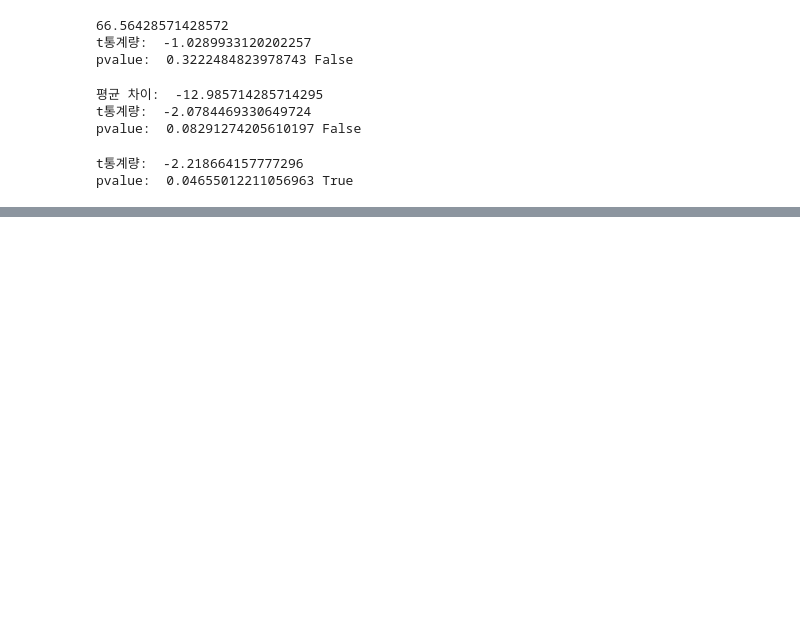
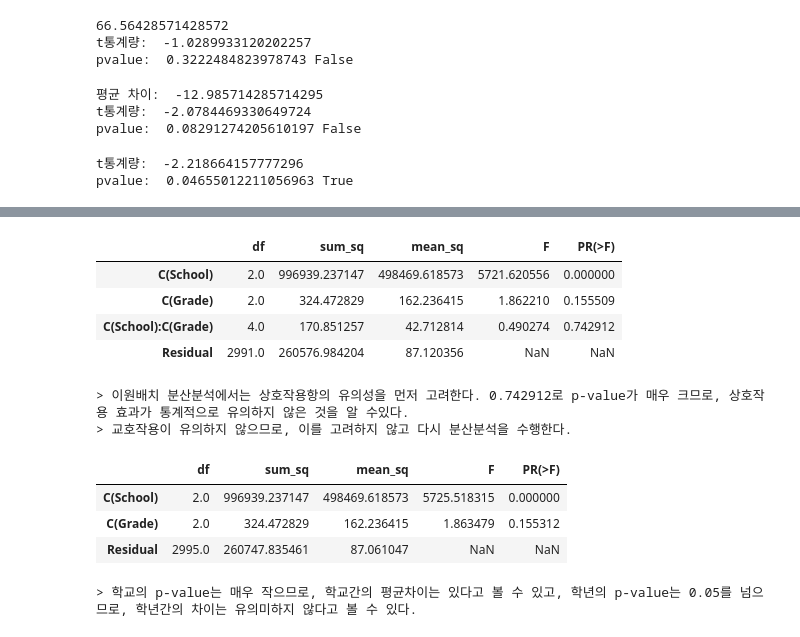
Before and after one commit to chickengak/TIL, a Jupyter notebook: dev-journey/big-data/빅분기-실기-wrap_up.ipynb, the cells around one changed output, grey strips where cells are left out. Cells and saved outputs as stored; diff of their text form; code cells hidden in the pictures; blank space fills up the shorter version.

```diff
--- a/dev-journey/big-data/빅분기-실기-wrap_up.ipynb
+++ b/dev-journey/big-data/빅분기-실기-wrap_up.ipynb
@@ -416,0 +517,31 @@ print(sample_var)
+# %%
+# 이원배치 분산분석
+# 이원배치 분산분석은 일원배치 분산분석과 유하하지만, formula 입력 방식에 차이가 있다.
+# 교호작용이 있는 경우: '반응변수 ~ C(그룹1) + C(그룹2) + C(그룹1):C(그룹2)'
+# 교호작용이 없는 경우: '반응변수 ~ C(그룹1) + C(그룹2)'
+
+from statsmodels.formula.api import ols
+from statsmodels.stats.anova import anova_lm
+
+df = pd.read_csv('samples/예제/school_score.csv')
+
+two_way = ols('Final ~ C(School) + C(Grade) + C(School):C(Grade)', df).fit()
+display(anova_lm(two_way))
+print('> 이원배치 분산분석에서는 상호작용항의 유의성을 먼저 고려한다. 0.742912로 p-value가 매우 크므로, 상호작용 효과가 통계적으로 유의하지 않은 것을 알 수있다.')
+print('> 교호작용이 유의하지 않으므로, 이를 고려하지 않고 다시 분산분석을 수행한다. \n')
+two_way = ols('Final ~ C(School) + C(Grade)', df).fit()
+display(anova_lm(two_way))
+print('> 학교의 p-value는 매우 작으므로, 학교간의 평균차이는 있다고 볼 수 있고, 학년의 p-value는 0.05를 넘으므로, 학년간의 차이는 유의미하지 않다고 볼 수 있다.')
+# %% [output]
+|  | df | sum_sq | mean_sq | F | PR(>F) |
+| C(School) | 2.0 | 996939.237147 | 498469.618573 | 5721.620556 | 0.000000 |
+| C(Grade) | 2.0 | 324.472829 | 162.236415 | 1.862210 | 0.155509 |
+| C(School):C(Grade) | 4.0 | 170.851257 | 42.712814 | 0.490274 | 0.742912 |
+| Residual | 2991.0 | 260576.984204 | 87.120356 | NaN | NaN |
+> 이원배치 분산분석에서는 상호작용항의 유의성을 먼저 고려한다. 0.742912로 p-value가 매우 크므로, 상호작용 효과가 통계적으로 유의하지 않은 것을 알 수있다.
+> 교호작용이 유의하지 않으므로, 이를 고려하지 않고 다시 분산분석을 수행한다.
+|  | df | sum_sq | mean_sq | F | PR(>F) |
+| C(School) | 2.0 | 996939.237147 | 498469.618573 | 5725.518315 | 0.000000 |
+| C(Grade) | 2.0 | 324.472829 | 162.236415 | 1.863479 | 0.155312 |
+| Residual | 2995.0 | 260747.835461 | 87.061047 | NaN | NaN |
+> 학교의 p-value는 매우 작으므로, 학교간의 평균차이는 있다고 볼 수 있고, 학년의 p-value는 0.05를 넘으므로, 학년간의 차이는 유의미하지 않다고 볼 수 있다.
```
Also changed, not shown: parts of 42 cells of this notebook.
